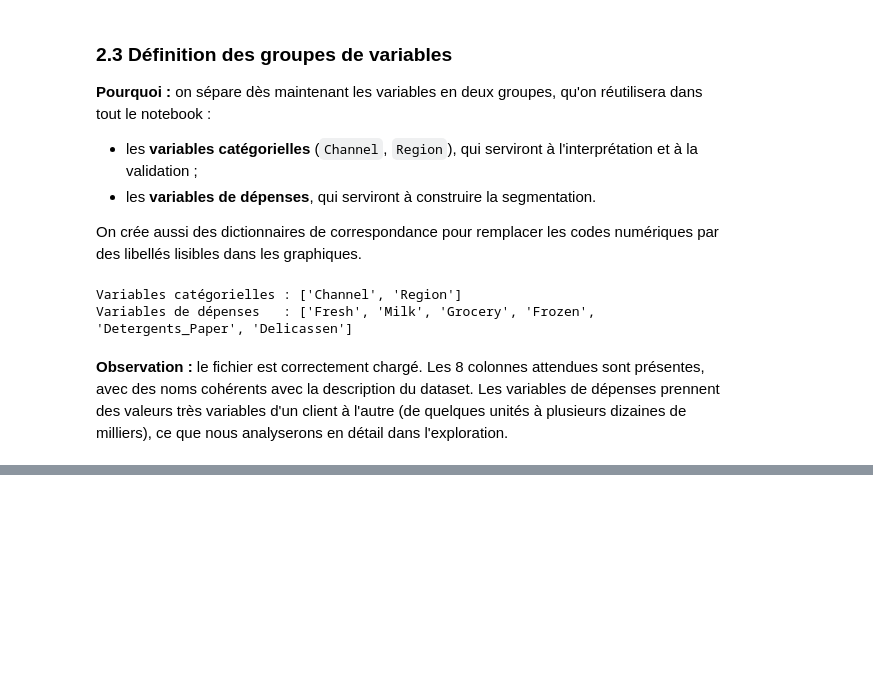
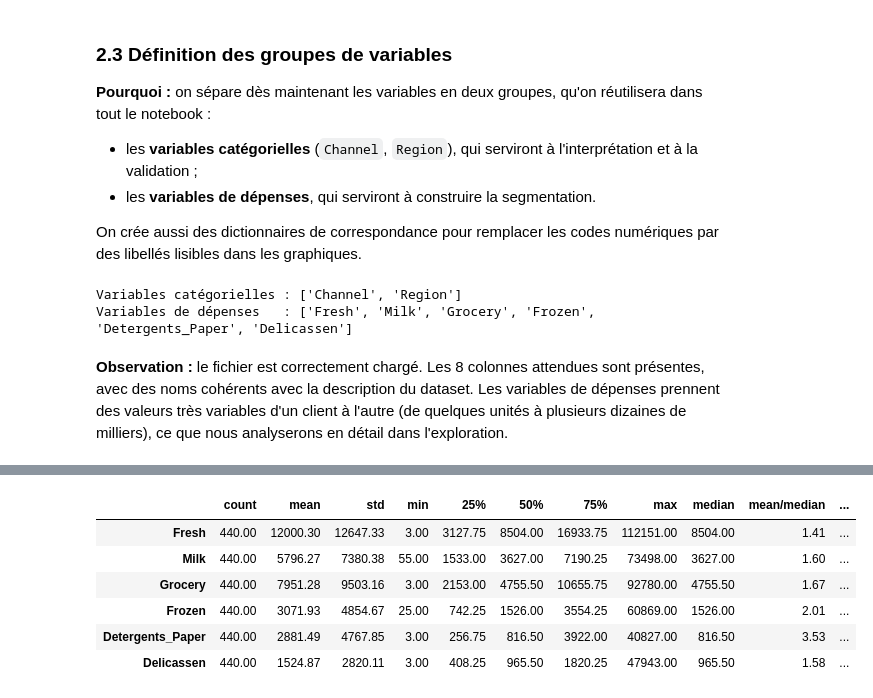
Before and after one commit to rokhayacoumbadiouf-bit/Segmentation_Client_ML, a Jupyter notebook: P1IA_ODC/projet_machine_learning/segmentaion_client.ipynb, the cells around one changed output, grey strips where cells are left out. Drawn from its saved outputs; the diff is of its cells as text; code cells hidden in the pictures; blank space fills up the shorter version.

```diff
--- a/P1IA_ODC/projet_machine_learning/segmentaion_client.ipynb
+++ b/P1IA_ODC/projet_machine_learning/segmentaion_client.ipynb
@@ -189,0 +249,15 @@ Variables de dépenses   : ['Fresh', 'Milk', 'Grocery', 'Frozen', 'Detergents_Pa
+# %%
+# Statistiques descriptives des variables de dépenses
+stats = df[SPEND_COLS].describe().T
+stats["median"] = df[SPEND_COLS].median()
+stats["mean/median"] = stats["mean"] / stats["median"]
+stats["cv (std/mean)"] = stats["std"] / stats["mean"]   # coefficient de variation
+stats
+# %% [output]
+|  | count | mean | std | min | 25% | 50% | 75% | max | median | mean/median | ... |
+| Fresh | 440.00 | 12000.30 | 12647.33 | 3.00 | 3127.75 | 8504.00 | 16933.75 | 112151.00 | 8504.00 | 1.41 | ... |
+| Milk | 440.00 | 5796.27 | 7380.38 | 55.00 | 1533.00 | 3627.00 | 7190.25 | 73498.00 | 3627.00 | 1.60 | ... |
+| Grocery | 440.00 | 7951.28 | 9503.16 | 3.00 | 2153.00 | 4755.50 | 10655.75 | 92780.00 | 4755.50 | 1.67 | ... |
+| Frozen | 440.00 | 3071.93 | 4854.67 | 25.00 | 742.25 | 1526.00 | 3554.25 | 60869.00 | 1526.00 | 2.01 | ... |
+| Detergents_Paper | 440.00 | 2881.49 | 4767.85 | 3.00 | 256.75 | 816.50 | 3922.00 | 40827.00 | 816.50 | 3.53 | ... |
+| Delicassen | 440.00 | 1524.87 | 2820.11 | 3.00 | 408.25 | 965.50 | 1820.25 | 47943.00 | 965.50 | 1.58 | ... |
```
Also changed, not shown: parts of 18 cells of this notebook.
